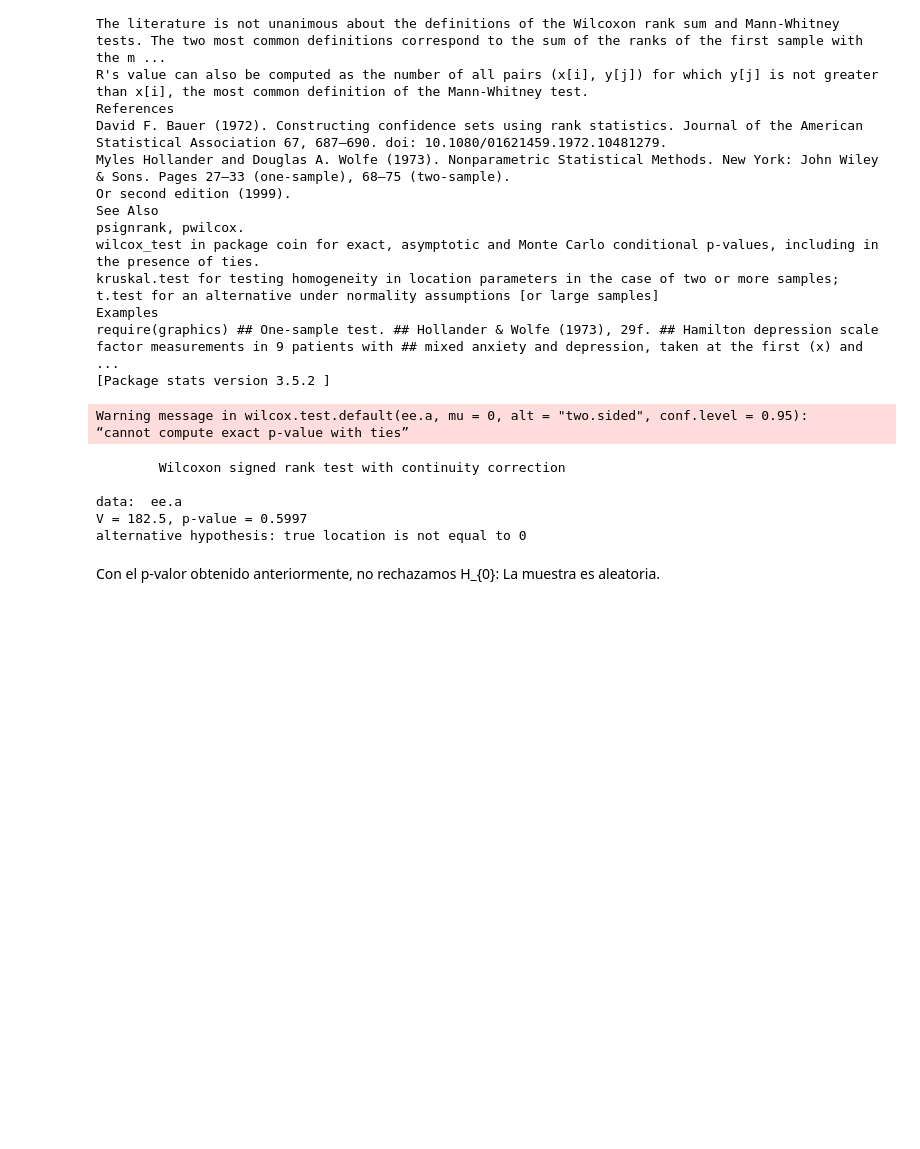
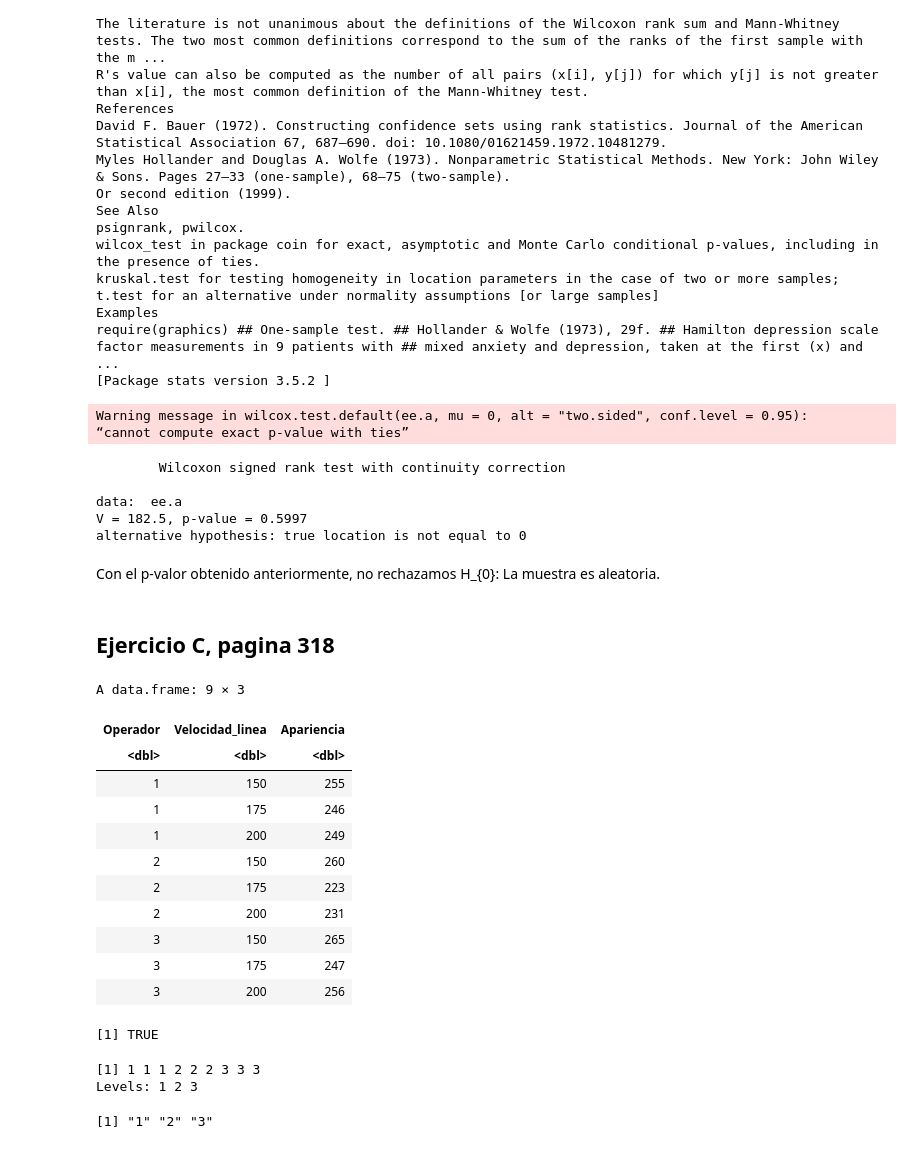
Before and after one commit to Taz-Ricardo/Mat-266, a Jupyter notebook: Tarea_3_regresion.ipynb, the cells around one changed output. Drawn from its saved outputs; the diff is of its cells as text; code cells hidden in the pictures; blank space fills up the shorter version.

```diff
--- a/Tarea_3_regresion.ipynb
+++ b/Tarea_3_regresion.ipynb
@@ -103,3 +111,34 @@ V = 182.5, p-value = 0.5997
 alternative hypothesis: true location is not equal to 0
 # %% [markdown]
 Con el p-valor obtenido anteriormente, no rechazamos H_{0}: La muestra es aleatoria.
+# %% [markdown]
+## Ejercicio C, pagina 318
+# %%
+Operador <- c(1, 1, 1, 2, 2, 2, 3, 3, 3)
+Velocidad_linea <- c(150, 175, 200, 150, 175, 200, 150, 175, 200)
+Apariencia <- c(255, 246, 249, 260, 223, 231, 265, 247, 256)
+data_C.318 <- data.frame(Operador, Velocidad_linea, Apariencia)
+data_C.318
+# %% [output]
+A data.frame: 9 × 3
+| Operador | Velocidad_linea | Apariencia |
+| <dbl> | <dbl> | <dbl> |
+| 1 | 150 | 255 |
+| 1 | 175 | 246 |
+| 1 | 200 | 249 |
+| 2 | 150 | 260 |
+| 2 | 175 | 223 |
+| 2 | 200 | 231 |
+| 3 | 150 | 265 |
+| 3 | 175 | 247 |
+| 3 | 200 | 256 |
+# %%
+Proletario<- factor(data_C.318$Operador)
+is.factor(Proletario)
+Proletario
+levels(Proletario)
+# %% [output]
+[1] TRUE
+[1] 1 1 1 2 2 2 3 3 3
+Levels: 1 2 3
+[1] "1" "2" "3"
```
Also changed, not shown: parts of 5 cells of this notebook.
